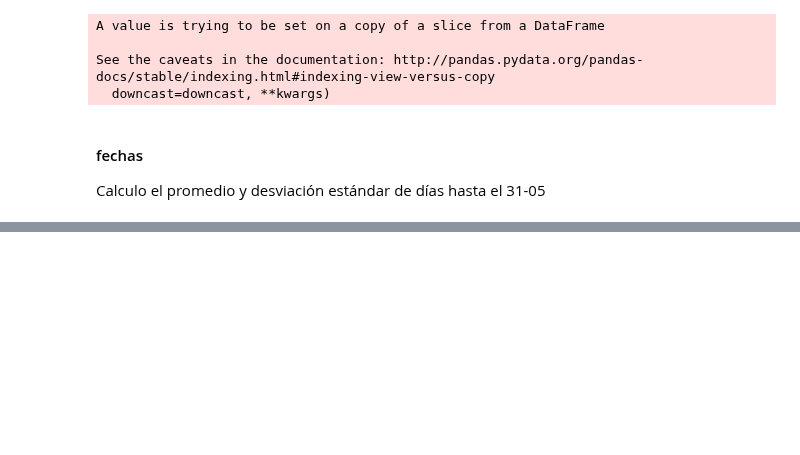
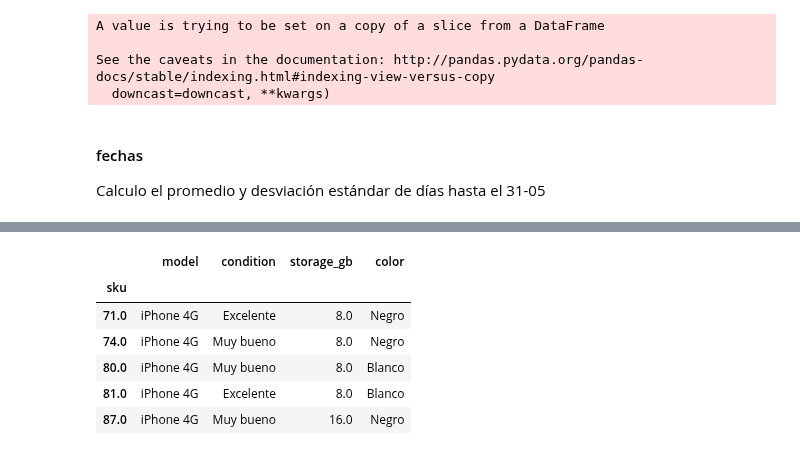
Before and after one commit to seblaz/7506-datos-tp2, a Jupyter notebook: Features/Features Seba.ipynb, the cells around one changed output, grey strips where cells are left out. Saved outputs shown, nothing was run; the diff lists cells and outputs as text; code cells hidden in the pictures; blank space fills up the shorter version.

```diff
--- a/Features/Features Seba.ipynb
+++ b/Features/Features Seba.ipynb
@@ -119,0 +137,12 @@ assert(df_features.shape[0] == df['person'].unique().shape[0])
+# %%
+precios_a_buscar = df.groupby(['sku', 'model', 'condition', 'storage_gb'])['color'].first()\
+                    .reset_index(name='color').set_index('sku')
+precios_a_buscar.head()
+# %% [output]
+|  | model | condition | storage_gb | color |
+| sku |  |  |  |  |
+| 71.0 | iPhone 4G | Excelente | 8.0 | Negro |
+| 74.0 | iPhone 4G | Muy bueno | 8.0 | Negro |
+| 80.0 | iPhone 4G | Muy bueno | 8.0 | Blanco |
+| 81.0 | iPhone 4G | Excelente | 8.0 | Blanco |
+| 87.0 | iPhone 4G | Muy bueno | 16.0 | Negro |
```
Also changed, not shown: parts of 52 cells of this notebook, 5 other files.
